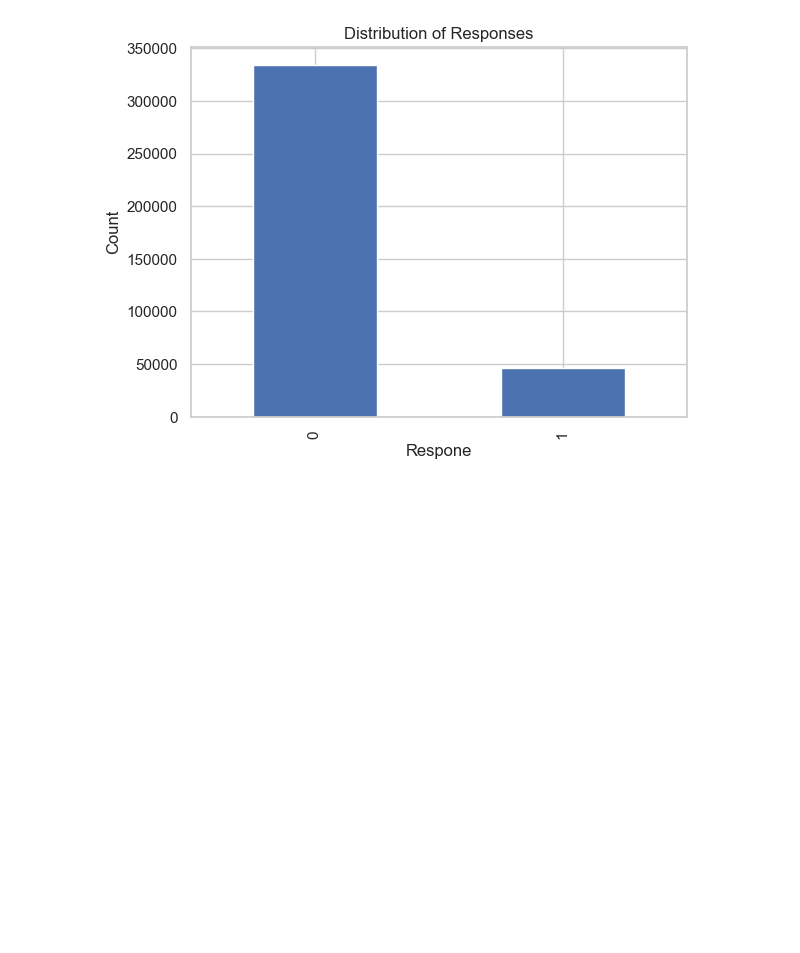
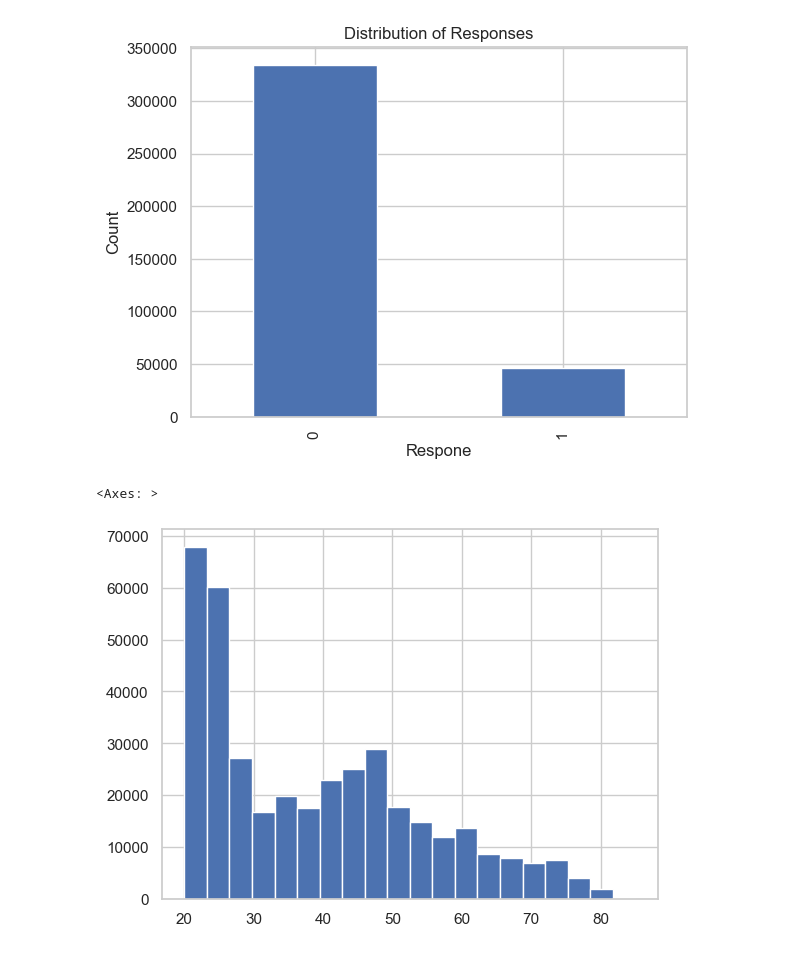
Before and after one commit to dhanushpavann/Vehicle-Insurance-Project, a Jupyter notebook: notebook/exp-notebook.ipynb, the cells around one changed output. Cells and saved outputs as stored; diff of their text form; code cells hidden in the pictures; blank space fills up the shorter version.

```diff
--- a/notebook/exp-notebook.ipynb
+++ b/notebook/exp-notebook.ipynb
@@ -98,3 +98,8 @@ plt.title('Distribution of Responses')
 plt.show()
 # %% [output]
 [figure]
+# %%
+df['Age'].hist(bins=20)
+# %% [output]
+<Axes: >
+[figure, added]
```
Also changed, not shown: parts of 9 cells of this notebook.
